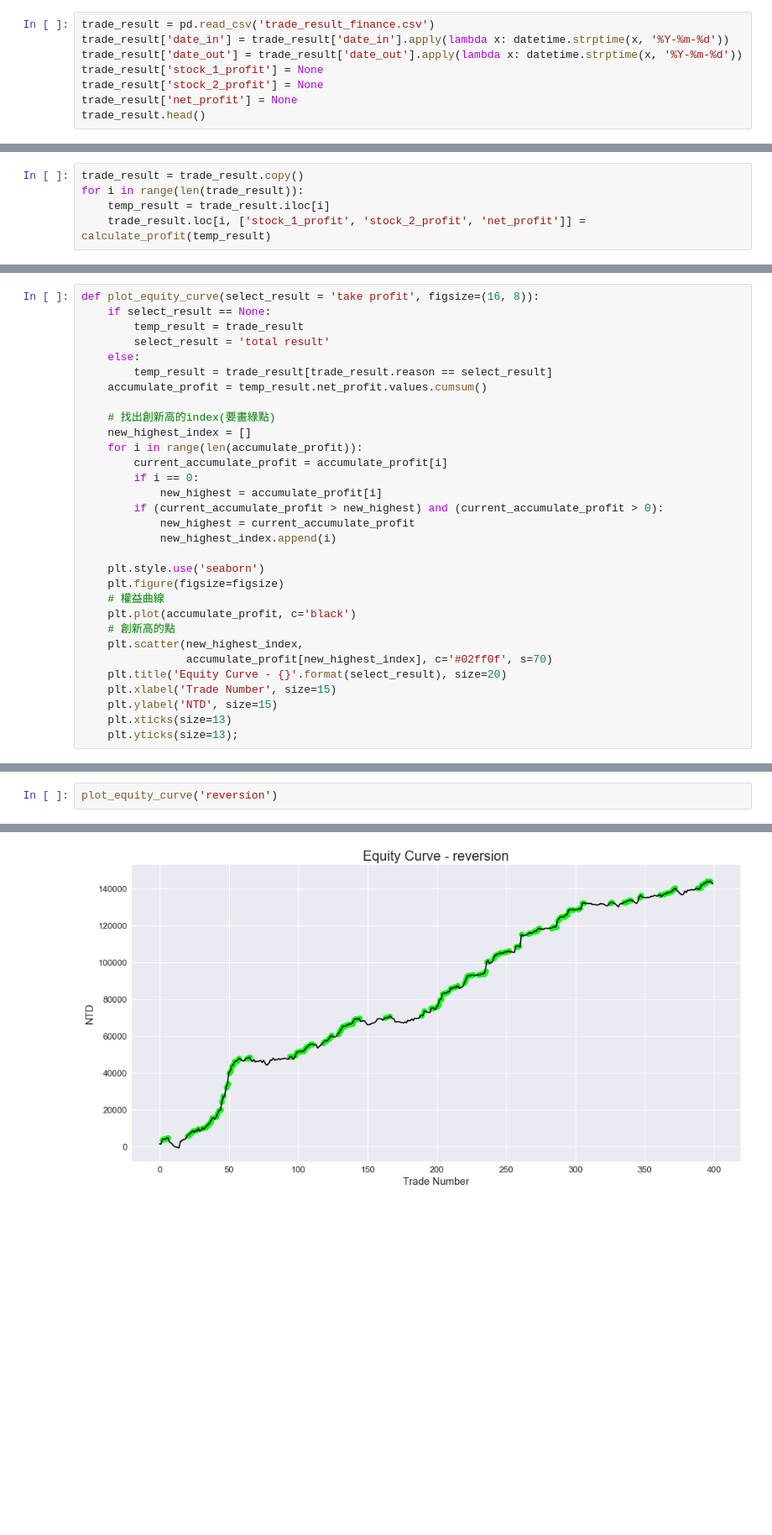
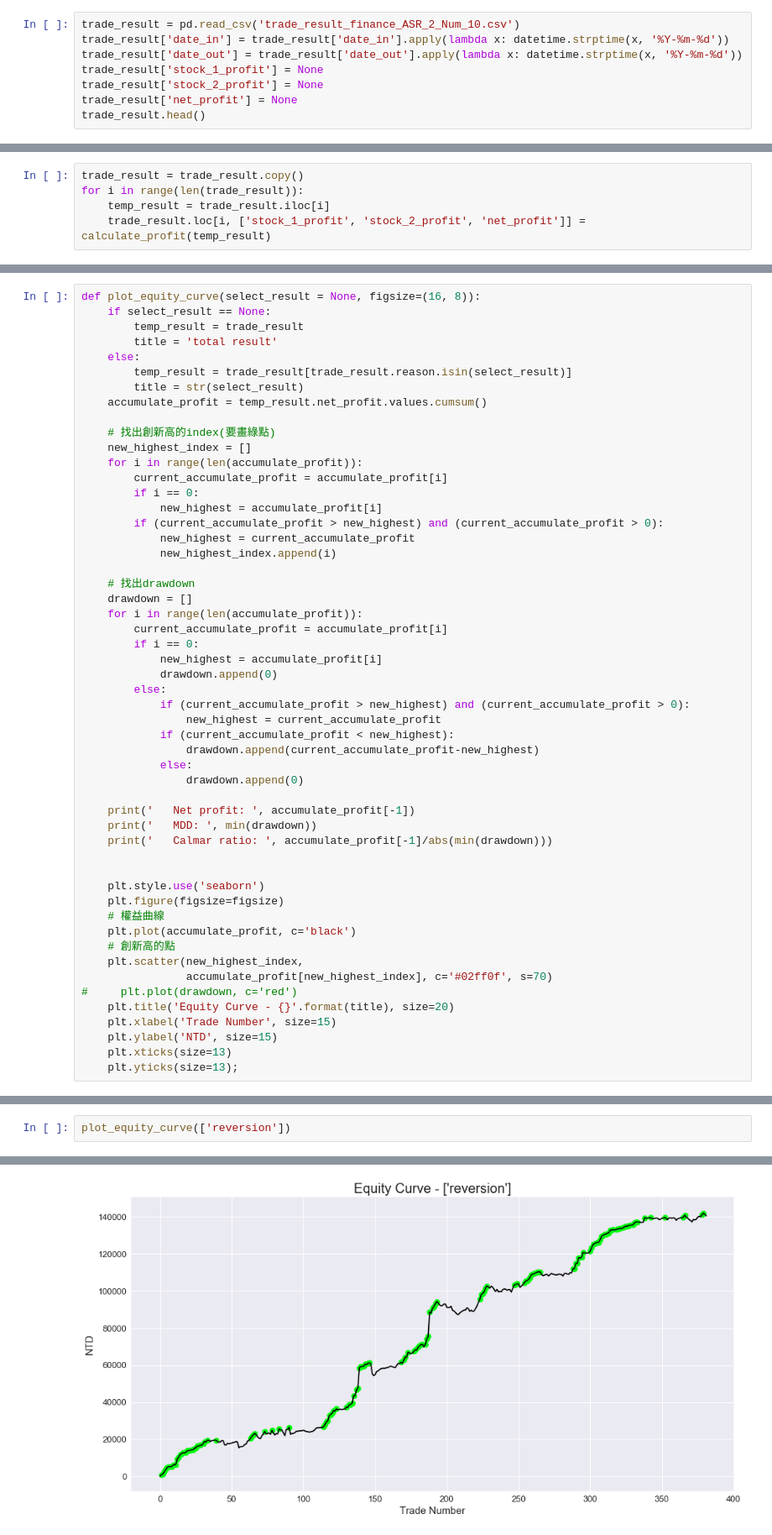
Before and after one commit to Andy-Liu66/Investment-Strategy-Backtesting-Blog, a Jupyter notebook: Pairs trading based on Cointegration/Analysis.ipynb, the cells around one changed output, grey strips where cells are left out. Shown at 84% size. Drawn from its saved outputs; the diff is of its cells as text; blank space fills up the shorter version.

```diff
--- a/Pairs trading based on Cointegration/Analysis.ipynb
+++ b/Pairs trading based on Cointegration/Analysis.ipynb
@@ -8,7 +8,7 @@ import matplotlib.pyplot as plt
 * 四種出場條件下的獲利情況
 * 因為沒資料而出場的要另外考量
 # %%
-trade_result = pd.read_csv('trade_result_finance.csv')
+trade_result = pd.read_csv('trade_result_finance_ASR_2_Num_10.csv')
 trade_result['date_in'] = trade_result['date_in'].apply(lambda x: datetime.strptime(x, '%Y-%m-%d'))
 trade_result['date_out'] = trade_result['date_out'].apply(lambda x: datetime.strptime(x, '%Y-%m-%d'))
 trade_result['stock_1_profit'] = None
@@ -68,10 +78,11 @@ array(['cointegration_invalid', 'reversion', 'take profit', 'stop_loss'], dtype=
 # %%
-def plot_equity_curve(select_result = 'take profit', figsize=(16, 8)):
+def plot_equity_curve(select_result = None, figsize=(16, 8)):
     if select_result == None:
         temp_result = trade_result
-        select_result = 'total result'
+        title = 'total result'
     else:
-        temp_result = trade_result[trade_result.reason == select_result]
+        temp_result = trade_result[trade_result.reason.isin(select_result)]
+        title = str(select_result)
     accumulate_profit = temp_result.net_profit.values.cumsum()
 
     # 找出創新高的index(要畫綠點)
@@ -84,6 +95,26 @@ def plot_equity_curve(select_result = 'take profit', figsize=(16, 8)):
             new_highest = current_accumulate_profit
             new_highest_index.append(i)
 
+    # 找出drawdown
+    drawdown = []
+    for i in range(len(accumulate_profit)):
+        current_accumulate_profit = accumulate_profit[i]
+        if i == 0:
+            new_highest = accumulate_profit[i]
+            drawdown.append(0)
+        else:
+            if (current_accumulate_profit > new_highest) and (current_accumulate_profit > 0):
+                new_highest = current_accumulate_profit
+            if (current_accumulate_profit < new_highest):
+                drawdown.append(current_accumulate_profit-new_highest)
+            else:
+                drawdown.append(0)
+
+    print('   Net profit: ', accumulate_profit[-1])
+    print('   MDD: ', min(drawdown))
+    print('   Calmar ratio: ', accumulate_profit[-1]/abs(min(drawdown)))
+
+
     plt.style.use('seaborn')
     plt.figure(figsize=figsize)
     # 權益曲線
@@ -91,7 +122,8 @@ def plot_equity_curve(select_result = 'take profit', figsize=(16, 8)):
     # 創新高的點
     plt.scatter(new_highest_index,
                 accumulate_profit[new_highest_index], c='#02ff0f', s=70)
-    plt.title('Equity Curve - {}'.format(select_result), size=20)
+#     plt.plot(drawdown, c='red')
+    plt.title('Equity Curve - {}'.format(title), size=20)
     plt.xlabel('Trade Number', size=15)
     plt.ylabel('NTD', size=15)
     plt.xticks(size=13)
@@ -107,3 +145,3 @@ plot_equity_curve('take profit')
 # %%
-plot_equity_curve('reversion')
+plot_equity_curve(['reversion'])
 # %% [output]
@@ -110,2 +151,2 @@ plot_equity_curve('reversion')
-[figure, old version]
+[figure, new version]
 # %%
```
Also changed, not shown: parts of 10 cells of this notebook, 2 other files.
